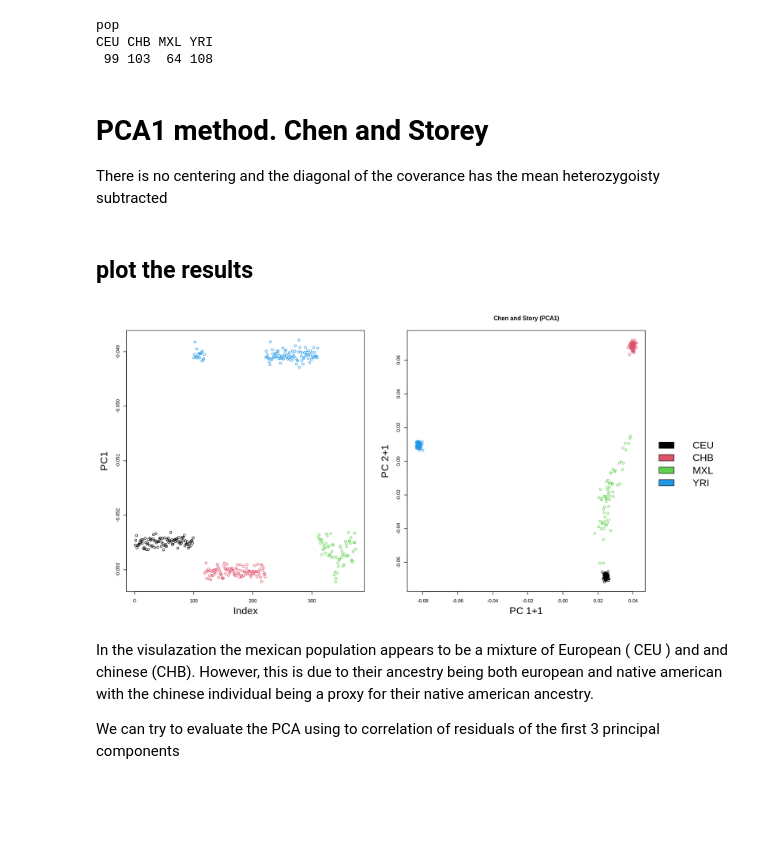
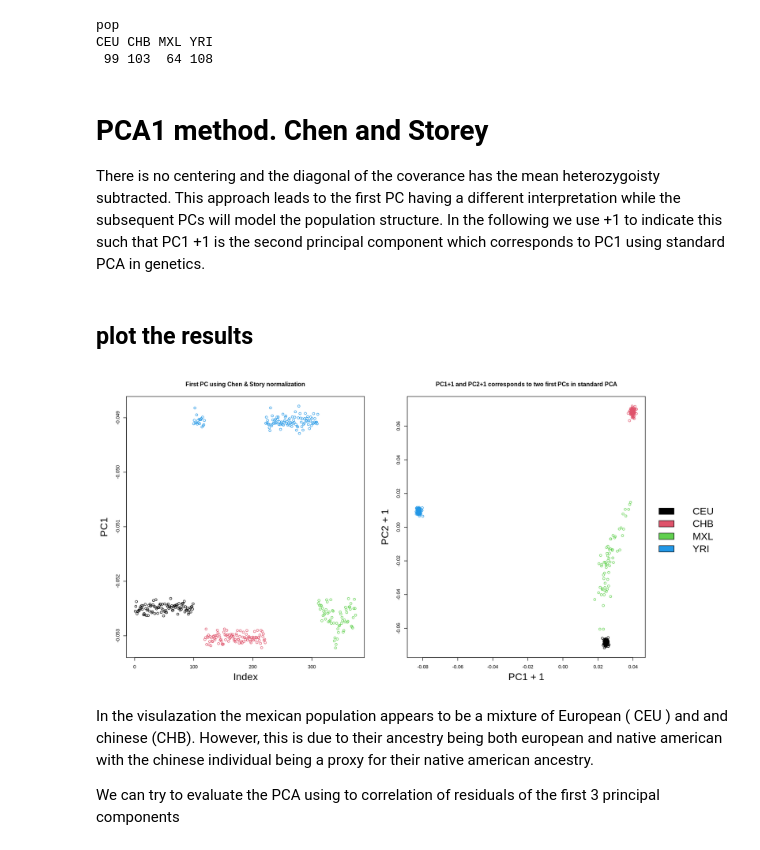
Before and after one commit to popgenDK/evalPopStructure, a Jupyter notebook: evalPCA_step_by_step_example_with_Chen&Story_PCA.ipynb, the cells around one changed output. Drawn from its saved outputs; the diff is of its cells as text; code cells hidden in the pictures; blank space fills up the shorter version.

```diff
--- a/evalPCA_step_by_step_example_with_Chen&Story_PCA.ipynb
+++ b/evalPCA_step_by_step_example_with_Chen&Story_PCA.ipynb
@@ -41,7 +41,7 @@ CEU CHB MXL YRI
  99 103  64 108
 # %% [markdown]
 # PCA1 method. Chen and Storey
-There is no centering and the diagonal of the coverance has the mean heterozygoisty subtracted
+There is no centering and the diagonal of the coverance has the mean heterozygoisty subtracted. This approach leads to the first PC having a different interpretation while the subsequent PCs will model the population structure. In the following we use +1 to indicate this such that PC1 +1 is the second principal component which corresponds to PC1 using standard PCA in genetics.
 # %%
 # average heterozygosity per indivdual
 d_hat <- colMeans(g * (2 - g))
@@ -59,19 +59,19 @@ e <- eigen(H_hat)
 # %%
 layout(matrix(1:3,1),w=c(4,4,1))
 options(repr.plot.width=14, repr.plot.height=7)
 
 
 # for the chen and story PCA the first PC is different then standard PCA used in genentics
 par(mar=c(5.1,5.1,4.1,2.1))
-plot(e$vectors[,1],ylab="PC1",col=pop,cex.lab=2)
-plot(e$vectors[,2:3],col=pop,xlab="PC 1+1",ylab="PC 2+1",cex.lab=2,main="Chen and Story (PCA1)")
+plot(e$vectors[,1],ylab="PC1",col=pop,cex.lab=2,main="First PC using Chen & Story normalization")
+plot(e$vectors[,2:3],col=pop,xlab="PC1 + 1",ylab="PC2 + 1",cex.lab=2,main="PC1+1 and PC2+1 corresponds to two first PCs in standard PCA")
 
 #plot legend
 par(mar=c(0,0,0,0))
 plot.new()
 legend("center",fill=1:4,levels(pop),cex=2,bty="n")
 # %% [output]
-[figure, old version]
+[figure, new version]
 # %% [markdown]
 In the visulazation the mexican population appears to be a mixture of European ( CEU ) and and chinese (CHB). However, this is due to their ancestry being both european and native american with the chinese individual being a proxy for their native american ancestry.
 
```
Also changed, not shown: parts of 4 cells of this notebook.
